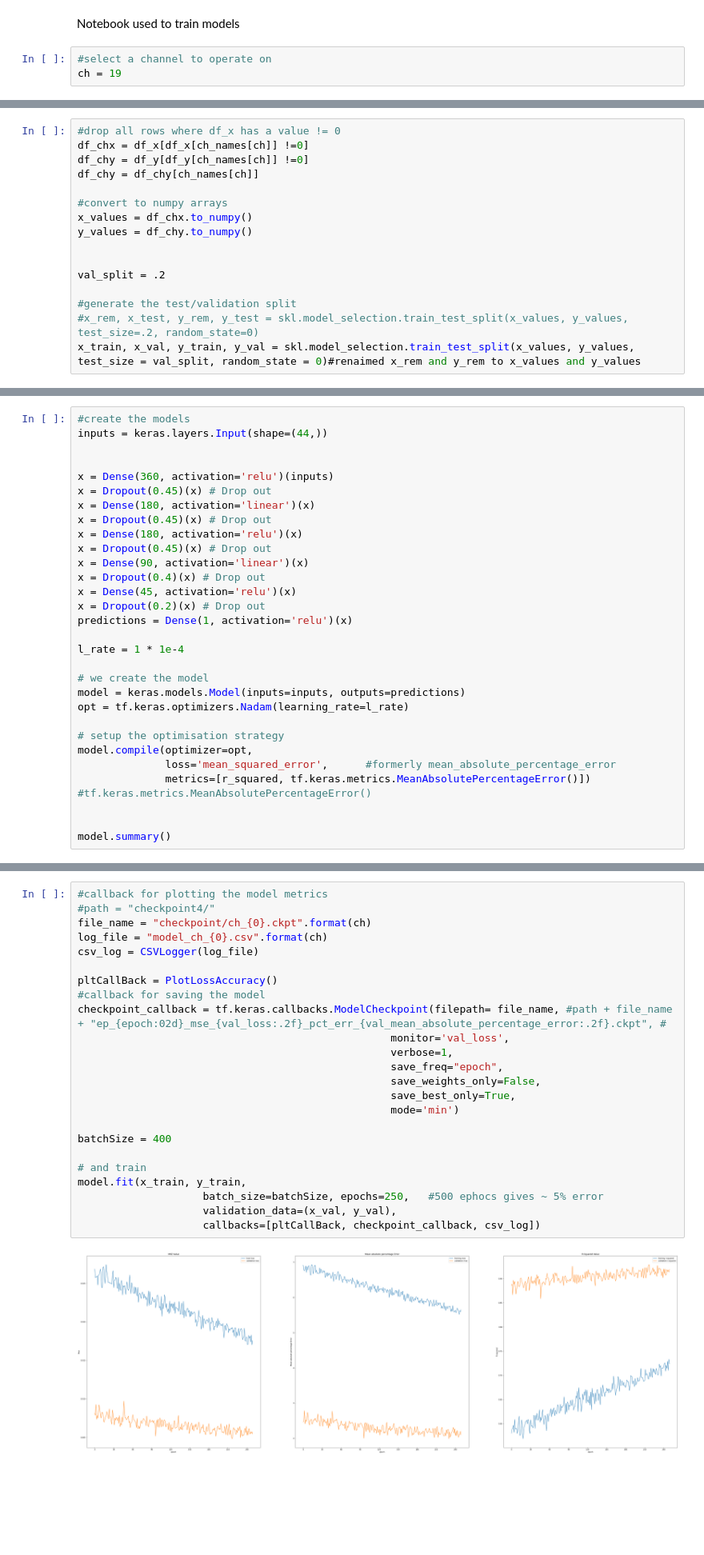
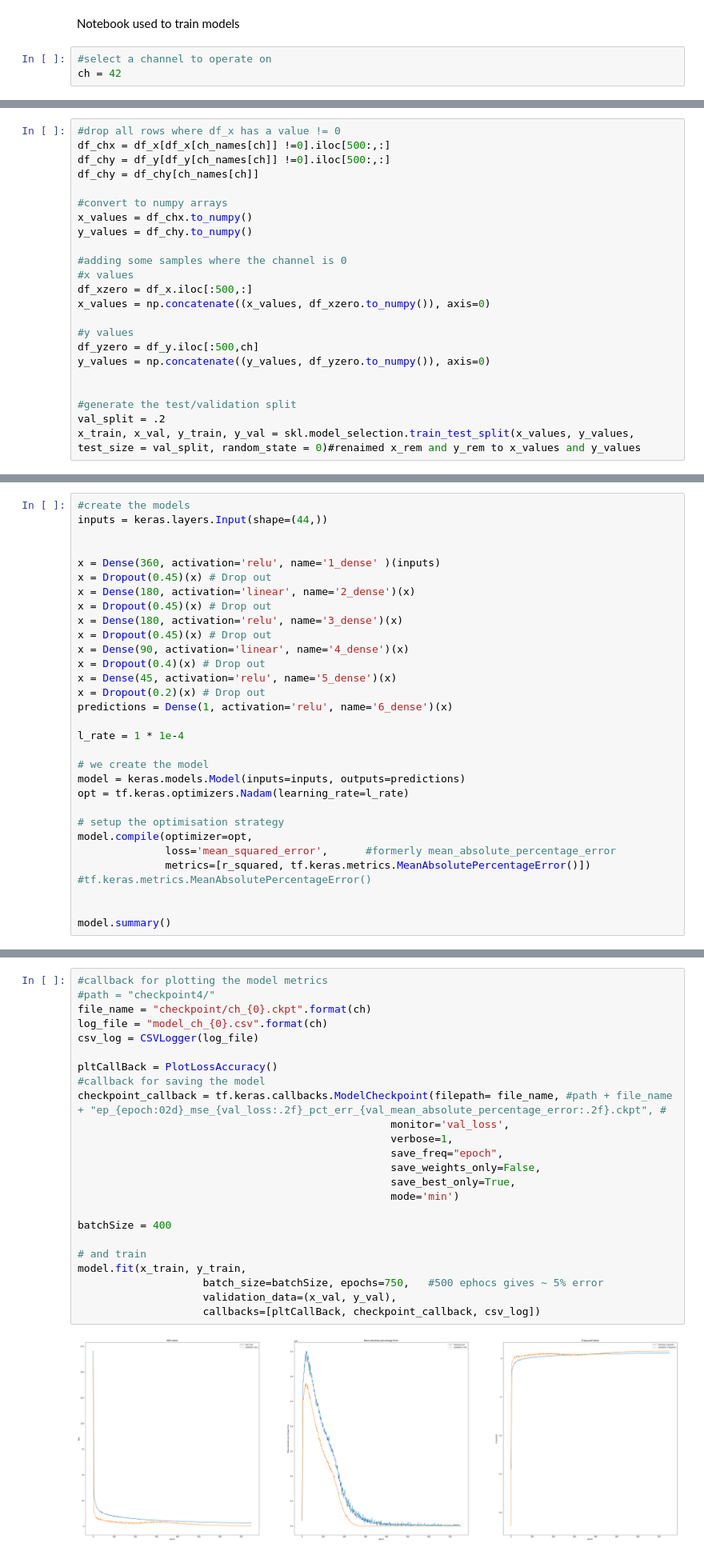
Before and after one commit to p-owens/MAI, a Jupyter notebook: single_ch_model.ipynb, the cells around one changed output, grey strips where cells are left out. Shown at 80% size. Cells and saved outputs as stored; diff of their text form; blank space fills up the shorter version.

```diff
--- a/single_ch_model.ipynb
+++ b/single_ch_model.ipynb
@@ -2,7 +2,7 @@
 Notebook used to train models
 # %%
 #select a channel to operate on
-ch = 19
+ch = 42
 # %%
 #allow file access
 from google.colab import files
@@ -162,19 +162,26 @@ df_x = df_x.iloc[1::2]
 #print(df_x)
 # %%
 #drop all rows where df_x has a value != 0
-df_chx = df_x[df_x[ch_names[ch]] !=0]
-df_chy = df_y[df_y[ch_names[ch]] !=0]
+df_chx = df_x[df_x[ch_names[ch]] !=0].iloc[500:,:]
+df_chy = df_y[df_y[ch_names[ch]] !=0].iloc[500:,:]
 df_chy = df_chy[ch_names[ch]]
 
 #convert to numpy arrays
 x_values = df_chx.to_numpy()
 y_values = df_chy.to_numpy()
 
+#adding some samples where the channel is 0
+#x values
+df_xzero = df_x.iloc[:500,:]
+x_values = np.concatenate((x_values, df_xzero.to_numpy()), axis=0)
 
-val_split = .2
+#y values
+df_yzero = df_y.iloc[:500,ch]
+y_values = np.concatenate((y_values, df_yzero.to_numpy()), axis=0)
+
 
 #generate the test/validation split
-#x_rem, x_test, y_rem, y_test = skl.model_selection.train_test_split(x_values, y_values, test_size=.2, random_state=0)
+val_split = .2
 x_train, x_val, y_train, y_val = skl.model_selection.train_test_split(x_values, y_values, test_size = val_split, random_state = 0)#renaimed x_rem and y_rem to x_values and y_values
 # %%
 print(x_train.shape[0])
@@ -185,17 +192,17 @@ print(x_train.shape[0])
 inputs = keras.layers.Input(shape=(44,))
 
 
-x = Dense(360, activation='relu')(inputs)
+x = Dense(360, activation='relu', name='1_dense' )(inputs)
 x = Dropout(0.45)(x) # Drop out
-x = Dense(180, activation='linear')(x)
+x = Dense(180, activation='linear', name='2_dense')(x)
 x = Dropout(0.45)(x) # Drop out
-x = Dense(180, activation='relu')(x)
+x = Dense(180, activation='relu', name='3_dense')(x)
 x = Dropout(0.45)(x) # Drop out
-x = Dense(90, activation='linear')(x)
+x = Dense(90, activation='linear', name='4_dense')(x)
 x = Dropout(0.4)(x) # Drop out
-x = Dense(45, activation='relu')(x)
+x = Dense(45, activation='relu', name='5_dense')(x)
 x = Dropout(0.2)(x) # Drop out
-predictions = Dense(1, activation='relu')(x)
+predictions = Dense(1, activation='relu', name='6_dense')(x)
 
 l_rate = 1 * 1e-4
 
@@ -231,26 +238,26 @@ _________________________________________________________________
 # %%
 #callback for plotting the model metrics
 #path = "checkpoint4/"
 file_name = "checkpoint/ch_{0}.ckpt".format(ch)
 log_file = "model_ch_{0}.csv".format(ch)
 csv_log = CSVLogger(log_file)
 
 pltCallBack = PlotLossAccuracy()
 #callback for saving the model
 checkpoint_callback = tf.keras.callbacks.ModelCheckpoint(filepath= file_name, #path + file_name + "ep_{epoch:02d}_mse_{val_loss:.2f}_pct_err_{val_mean_absolute_percentage_error:.2f}.ckpt", #
                                                   monitor='val_loss',
                                                   verbose=1,
                                                   save_freq="epoch",
                                                   save_weights_only=False,
                                                   save_best_only=True,
                                                   mode='min')
 
 batchSize = 400
 
 # and train
 model.fit(x_train, y_train,
-                    batch_size=batchSize, epochs=250,   #500 ephocs gives ~ 5% error
+                    batch_size=batchSize, epochs=750,   #500 ephocs gives ~ 5% error
                     validation_data=(x_val, y_val),
                     callbacks=[pltCallBack, checkpoint_callback, csv_log])
 # %% [output]
-[figure, old version]
+[figure, new version]
```
Also changed, not shown: parts of 6 cells of this notebook, 2 other files.
